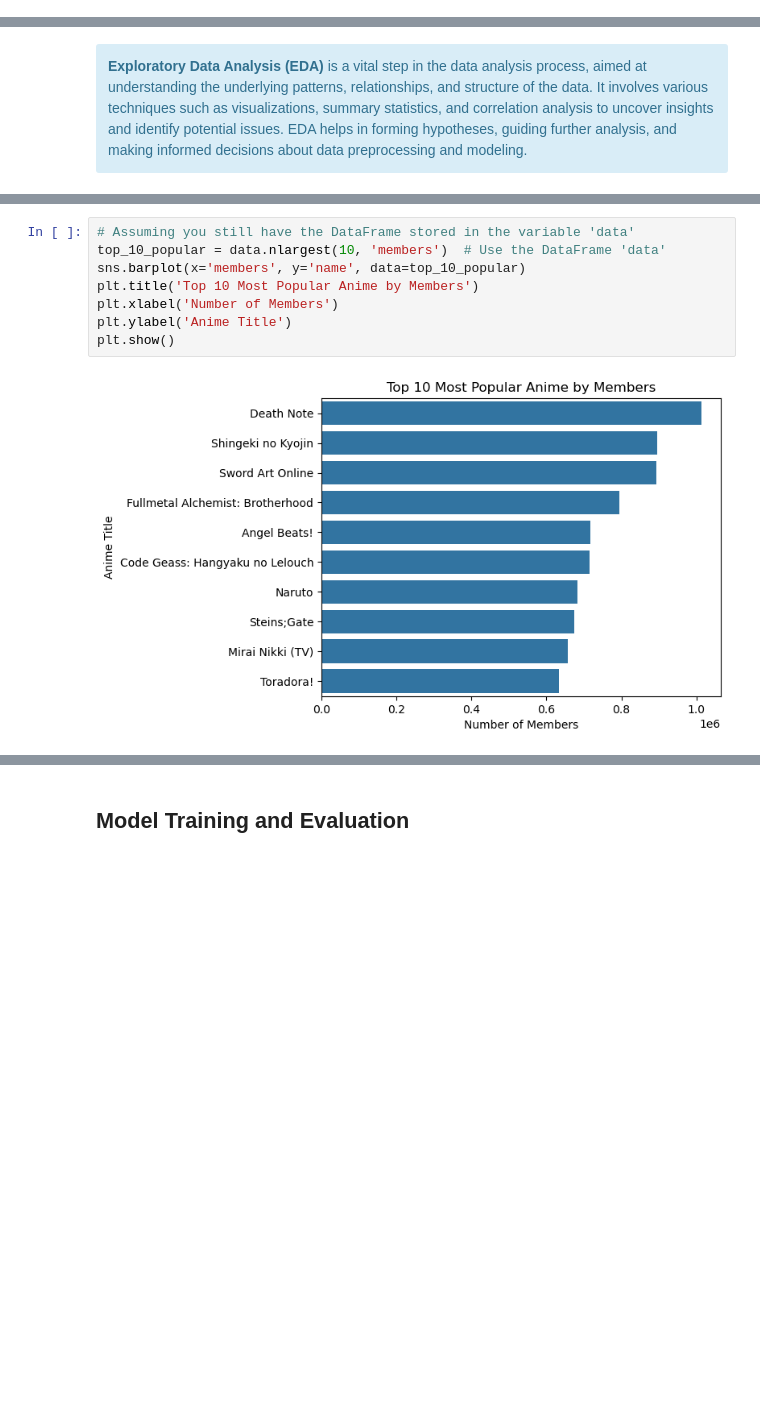
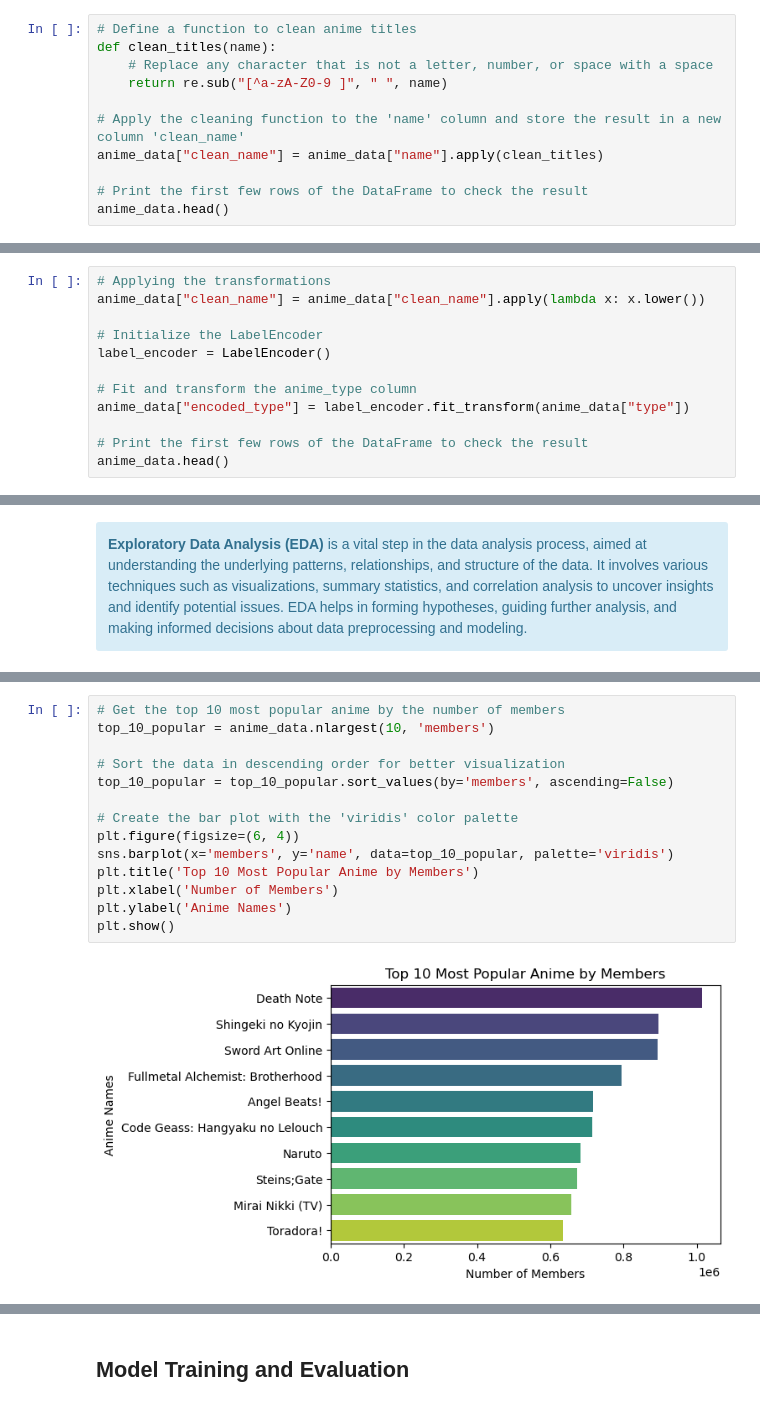
Before and after one commit to Refilwemasapu/Unsupervised-Learning_EG1, a Jupyter notebook: Unsupervised_Learning.ipynb, the cells around one changed output, grey strips where cells are left out. Drawn from its saved outputs; the diff is of its cells as text; blank space fills up the shorter version.

```diff
--- a/Unsupervised_Learning.ipynb
+++ b/Unsupervised_Learning.ipynb
@@ -314,3 +333,14 @@ train_data after removing duplicate rows:
 <div class="alert alert-block alert-info">
   <b>Data preprocessing</b> is a fundamental step in the data analysis and machine learning pipeline, encompassing the transformation and organization of raw data into a format suitable for analysis. This process includes activities such as normalization, encoding categorical variables, feature scaling, and splitting data into training and testing sets, thereby enhancing the performance and accuracy of machine learning models.
 </div>
+# %%
+# Define a function to clean anime titles
+def clean_titles(name):
+    # Replace any character that is not a letter, number, or space with a space
+    return re.sub("[^a-zA-Z0-9 ]", " ", name)
+
+# Apply the cleaning function to the 'name' column and store the result in a new column 'clean_name'
+anime_data["clean_name"] = anime_data["name"].apply(clean_titles)
+
+# Print the first few rows of the DataFrame to check the result
+anime_data.head()
@@ -316,0 +364,12 @@ train_data after removing duplicate rows:
+# %%
+# Applying the transformations
+anime_data["clean_name"] = anime_data["clean_name"].apply(lambda x: x.lower())
+
+# Initialize the LabelEncoder
+label_encoder = LabelEncoder()
+
+# Fit and transform the anime_type column
+anime_data["encoded_type"] = label_encoder.fit_transform(anime_data["type"])
+
+# Print the first few rows of the DataFrame to check the result
+anime_data.head()
@@ -367,10 +469,16 @@ plt.show()
 # %%
-# Assuming you still have the DataFrame stored in the variable 'data'
-top_10_popular = data.nlargest(10, 'members')  # Use the DataFrame 'data'
-sns.barplot(x='members', y='name', data=top_10_popular)
+# Get the top 10 most popular anime by the number of members
+top_10_popular = anime_data.nlargest(10, 'members')
+
+# Sort the data in descending order for better visualization
+top_10_popular = top_10_popular.sort_values(by='members', ascending=False)
+
+# Create the bar plot with the 'viridis' color palette
+plt.figure(figsize=(6, 4))
+sns.barplot(x='members', y='name', data=top_10_popular, palette='viridis')
 plt.title('Top 10 Most Popular Anime by Members')
 plt.xlabel('Number of Members')
-plt.ylabel('Anime Title')
+plt.ylabel('Anime Names')
 plt.show()
 # %% [output]
-[figure, old version]
+[figure, new version]
```
Also changed, not shown: parts of 23 cells of this notebook.
